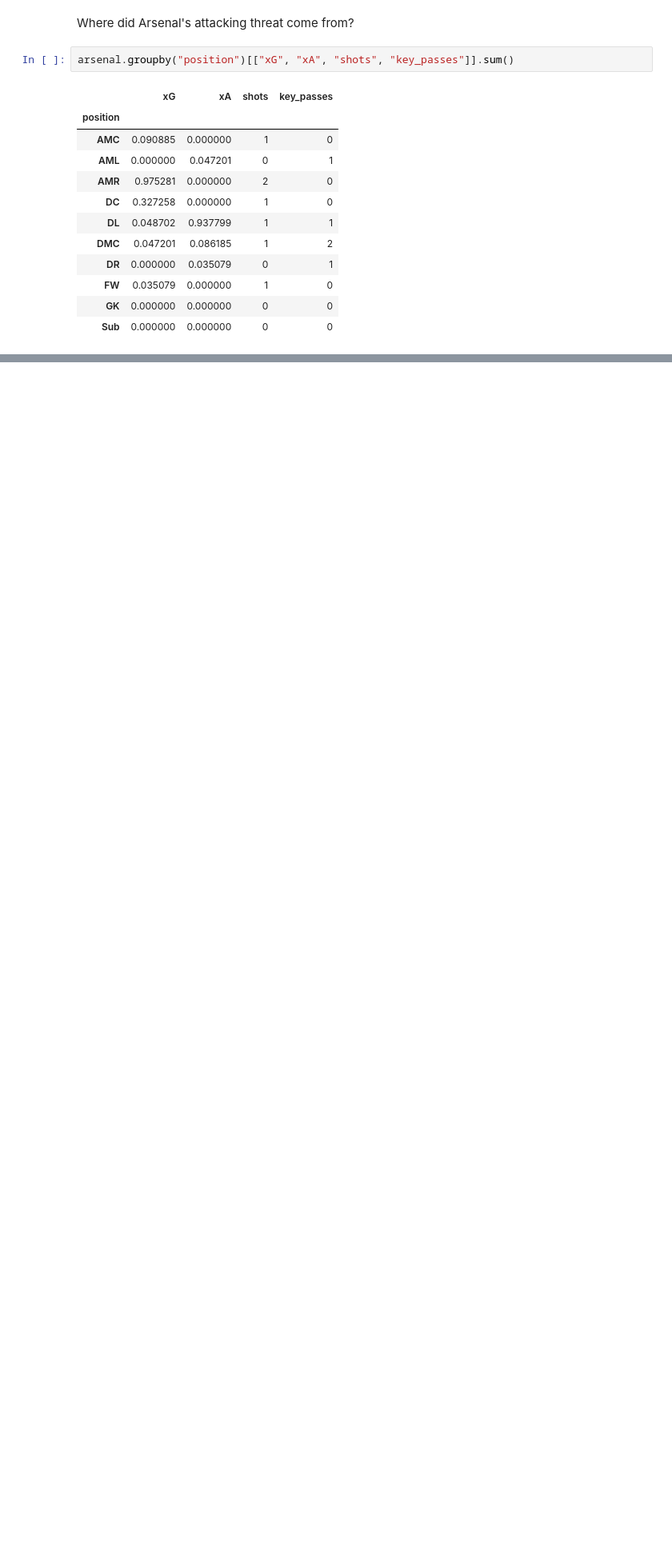
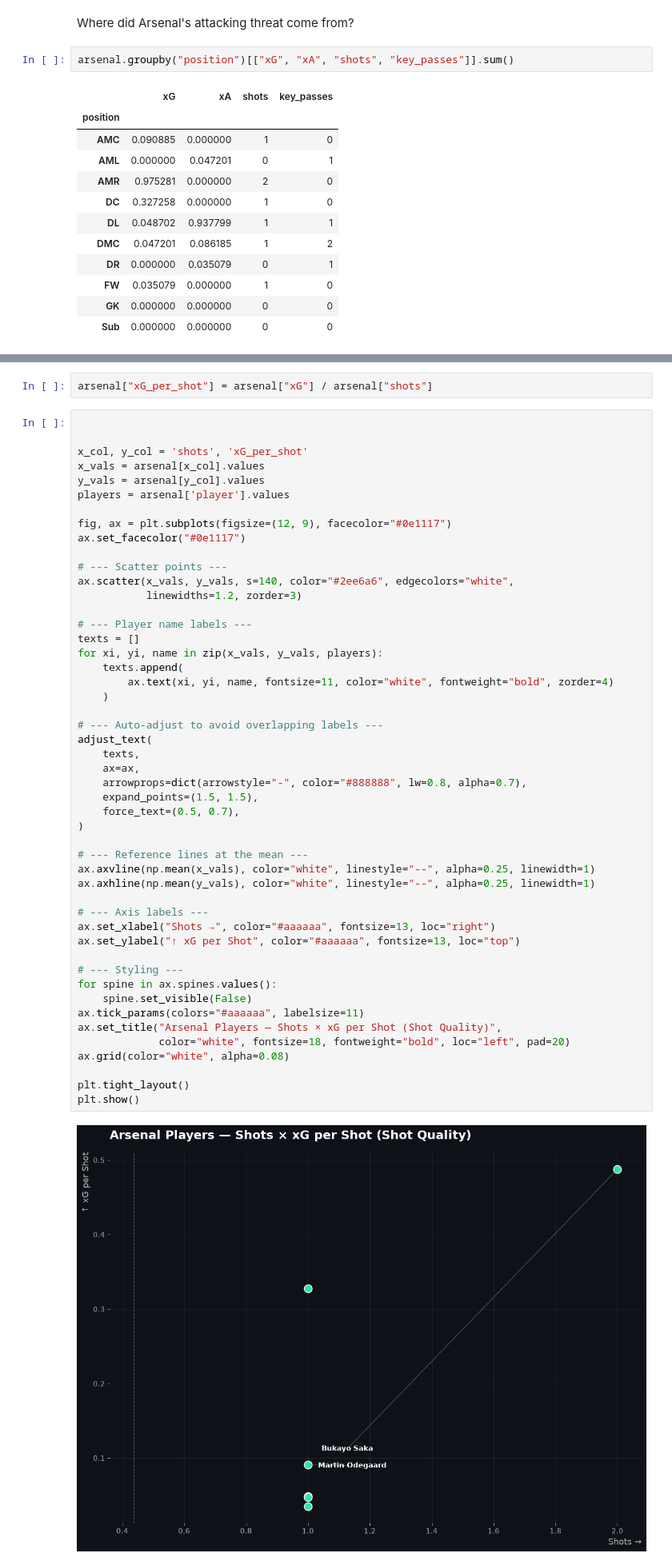
Before and after one commit to SalmaAllam8/football-data-visualization, a Jupyter notebook: Arsenal_undestats.ipynb, the cells around one changed output, grey strips where cells are left out. Shown at 80% size. Saved outputs shown, nothing was run; the diff lists cells and outputs as text; blank space fills up the shorter version.

Commit message:
shots

```diff
--- a/Arsenal_undestats.ipynb
+++ b/Arsenal_undestats.ipynb
@@ -1356,3 +1356,56 @@ plt.tight_layout()
 plt.show()
 # %% [output]
 [figure]
+# %%
+arsenal["xG_per_shot"] = arsenal["xG"] / arsenal["shots"]
+# %%
+
+
+x_col, y_col = 'shots', 'xG_per_shot'
+x_vals = arsenal[x_col].values
+y_vals = arsenal[y_col].values
+players = arsenal['player'].values
+
+fig, ax = plt.subplots(figsize=(12, 9), facecolor="#0e1117")
+ax.set_facecolor("#0e1117")
+
+# --- Scatter points ---
+ax.scatter(x_vals, y_vals, s=140, color="#2ee6a6", edgecolors="white",
+           linewidths=1.2, zorder=3)
+
+# --- Player name labels ---
+texts = []
+for xi, yi, name in zip(x_vals, y_vals, players):
+    texts.append(
+        ax.text(xi, yi, name, fontsize=11, color="white", fontweight="bold", zorder=4)
+    )
+
+# --- Auto-adjust to avoid overlapping labels ---
+adjust_text(
+    texts,
+    ax=ax,
+    arrowprops=dict(arrowstyle="-", color="#888888", lw=0.8, alpha=0.7),
+    expand_points=(1.5, 1.5),
+    force_text=(0.5, 0.7),
+)
+
+# --- Reference lines at the mean ---
+ax.axvline(np.mean(x_vals), color="white", linestyle="--", alpha=0.25, linewidth=1)
+ax.axhline(np.mean(y_vals), color="white", linestyle="--", alpha=0.25, linewidth=1)
+
+# --- Axis labels ---
+ax.set_xlabel("Shots →", color="#aaaaaa", fontsize=13, loc="right")
+ax.set_ylabel("↑ xG per Shot", color="#aaaaaa", fontsize=13, loc="top")
+
+# --- Styling ---
+for spine in ax.spines.values():
+    spine.set_visible(False)
+ax.tick_params(colors="#aaaaaa", labelsize=11)
+ax.set_title("Arsenal Players — Shots × xG per Shot (Shot Quality)",
+             color="white", fontsize=18, fontweight="bold", loc="left", pad=20)
+ax.grid(color="white", alpha=0.08)
+
+plt.tight_layout()
+plt.show()
+# %% [output]
+[figure, added]
```
